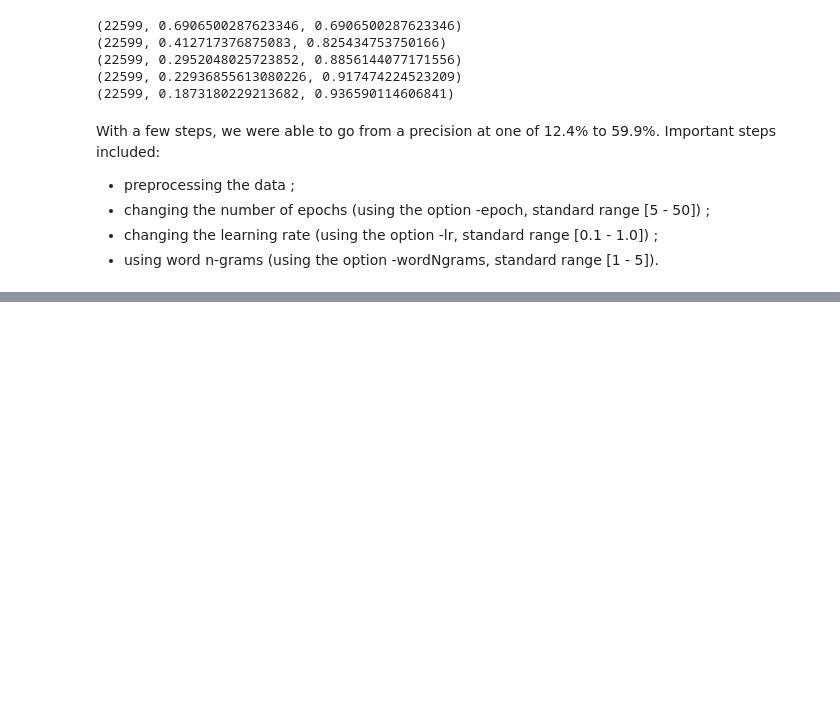
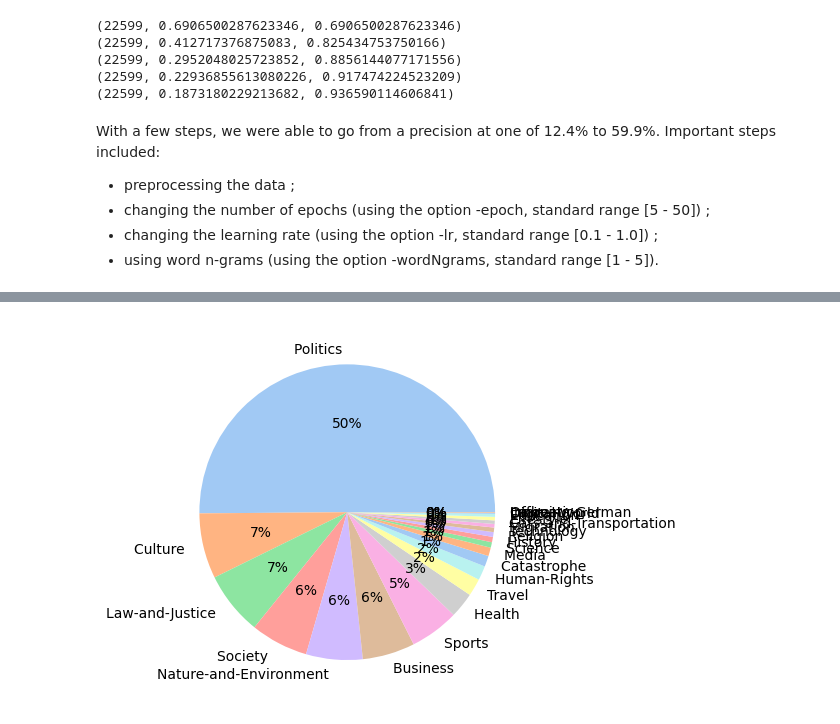
Before and after one commit to mariosakritas/NLP-methods-for-news-articles, a Jupyter notebook: notebooks/anya_fasttext.ipynb, the cells around one changed output, grey strips where cells are left out. Saved outputs shown, nothing was run; the diff lists cells and outputs as text; code cells hidden in the pictures; blank space fills up the shorter version.

Commit message:
pie plots for dw categories

```diff
--- a/notebooks/anya_fasttext.ipynb
+++ b/notebooks/anya_fasttext.ipynb
@@ -419 +422,14 @@ d={'dw_cat','dw_kw','pred_cat'}
 df_single=pd.DataFrame(data=d)
+# %%
+list_of_series = []
+for selected_keyword in single_kw[:1000]:
+    list_of_k = [k for k in range(1,5)]
+    predictions = [prediction(model_all_kw_check,selected_keyword,k=i) for i in list_of_k]
+    predictions = pd.Series(predictions, index=list_of_k, name=selected_keyword)
+    list_of_series.append(predictions)
+
+result = pd.concat(list_of_series, axis=1).T
+# %%
+result
+#result['true_label'] = df_single['dw_cat']
+result=result.merge(df_single, left_index=True, right_on='dw_kw')
@@ -419,0 +468,10 @@ df_single=pd.DataFrame(data=d)
+# %%
+val_counts_for_cols = {}
+for col in result.columns:
+    val_counts = result[col].value_counts()
+    val_counts_for_cols[col] = val_counts
+# %%
+val_counts_for_cols = {}
+for col in result.columns:
+    val_counts = result.explode(col)[col].value_counts()
+    val_counts_for_cols[col] = val_counts
@@ -419,0 +516,16 @@ df_single=pd.DataFrame(data=d)
+# %%
+import matplotlib.pyplot as plt
+import seaborn as sns
+
+#define data
+data = val_counts_for_cols['dw_cat'].values
+labels = val_counts_for_cols['dw_cat'].index
+
+#define Seaborn color palette to use
+colors = sns.color_palette('pastel')[0:25]
+
+#create pie chart
+plt.pie(data, labels = labels, colors = colors, autopct='%.0f%%')
+plt.show()
+# %% [output]
+[figure, added]
```
Also changed, not shown: parts of 18 cells of this notebook.
